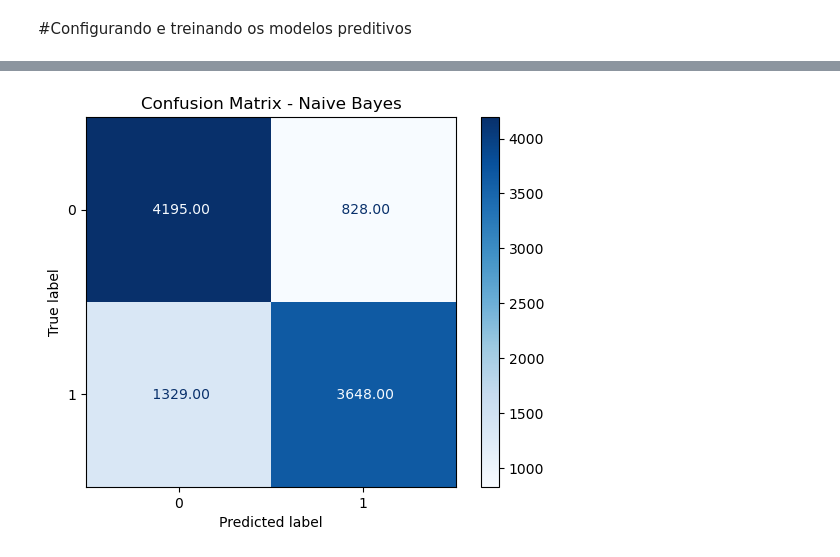
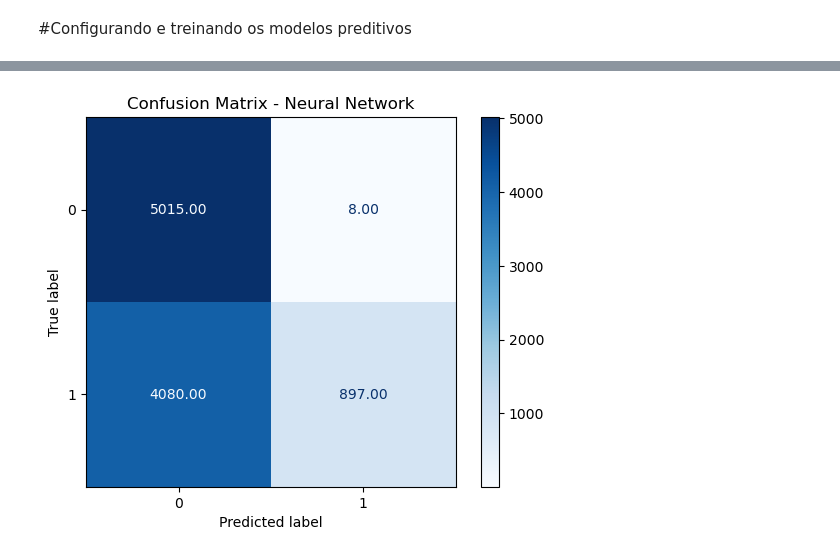
Before and after one commit to lorddaoceania/Analise-de-Sentimentos, a Jupyter notebook: Analise_Sentimentos.ipynb, the cells around one changed output, grey strips where cells are left out. Drawn from its saved outputs; the diff is of its cells as text; code cells hidden in the pictures.

Commit message:
Rede neural implementada

```diff
--- a/Analise_Sentimentos.ipynb
+++ b/Analise_Sentimentos.ipynb
@@ -182,3 +161,0 @@ DecisionTreeClassifier(criterion='entropy')
-# %%
-model = CatBoostClassifier(iterations=2, learning_rate=1, depth=2)
-model.fit(x_train, y_train)
@@ -218,0 +193,14 @@ cmb = confusion_matrix(y_test,ypb)
+# %%
+model = KerasClassifier(model=create_model, dropout_rate=0.2,optimizer='adam', learning_rate=0.001)
+
+param_grid = {
+    'optimizer': ['adam', 'rmsprop'],
+    'epochs': [10, 20],
+    'batch_size': [32, 64],
+    'learning_rate': [0.001, 0.01, 0.1],
+    'dropout_rate': [0.2, 0.3]
+}
+
+grid = GridSearchCV(estimator=model, param_grid=param_grid, cv=3)
+grid_result = grid.fit(x_train, y_train, validation_data=(x_val, y_val), verbose=0)
+print(f'Best: {grid_result.best_score_} using {grid_result.best_params_}')
@@ -218,0 +225,2 @@ cmb = confusion_matrix(y_test,ypb)
+# %%
+best_params = grid_result.best_params_
@@ -218,0 +235,12 @@ cmb = confusion_matrix(y_test,ypb)
+# %%
+best_epochs = best_params['epochs']
+best_batch_size = best_params['batch_size']
+best_optimizer = best_params['optimizer']
+best_learning_rate = best_params['learning_rate']
+best_dropaout_rate = best_params['dropout_rate']
+# Criando o modelo final com os melhores hiperparâmetros
+final_model = create_model(optimizer=best_optimizer,learning_rate= best_learning_rate, dropout_rate=best_dropaout_rate)
+
+# Treinando o modelo final
+history_callback = HistoryCallback()
+history = final_model.fit(x_train, y_train, validation_data=(x_val, y_val), epochs=best_epochs, batch_size=best_batch_size, callbacks=[history_callback])
@@ -219,6 +282,9 @@ cmb = confusion_matrix(y_test,ypb)
 # %%
-disp = ConfusionMatrixDisplay(confusion_matrix=cmg, display_labels=[0,1])
-disp.plot(cmap = 'Blues', values_format = ' .2f')
-plt.title("Confusion Matrix - Naive Bayes")
+# Matriz de confusão
+y_pred = final_model.predict(x_test).astype('int32')
+cm = confusion_matrix(y_test, y_pred)
+disp = ConfusionMatrixDisplay(confusion_matrix=cm)
+disp.plot(cmap='Blues', values_format='.2f')
+plt.title("Confusion Matrix - Neural Network")
 plt.show()
 # %% [output]
@@ -225 +292 @@ plt.show()
-[figure, old version]
+[figure, new version]
```
Also changed, not shown: parts of 37 cells of this notebook, 9 other files.
